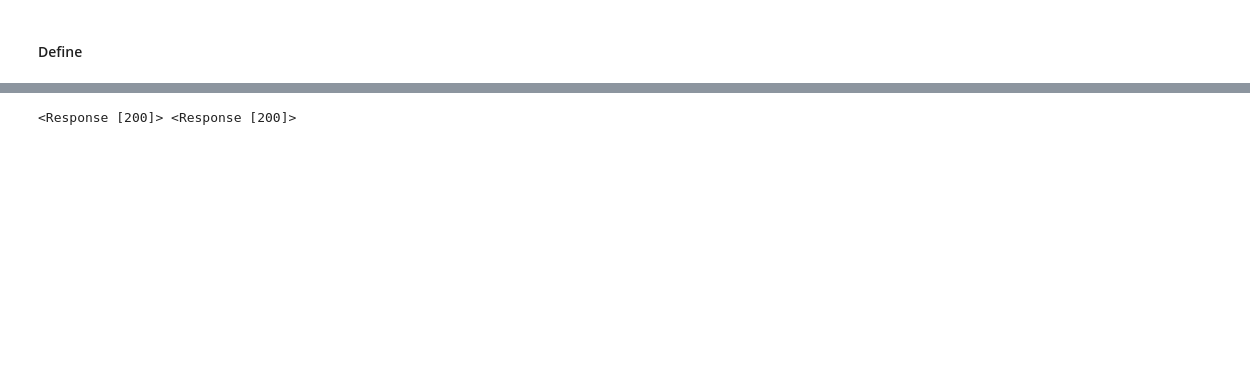
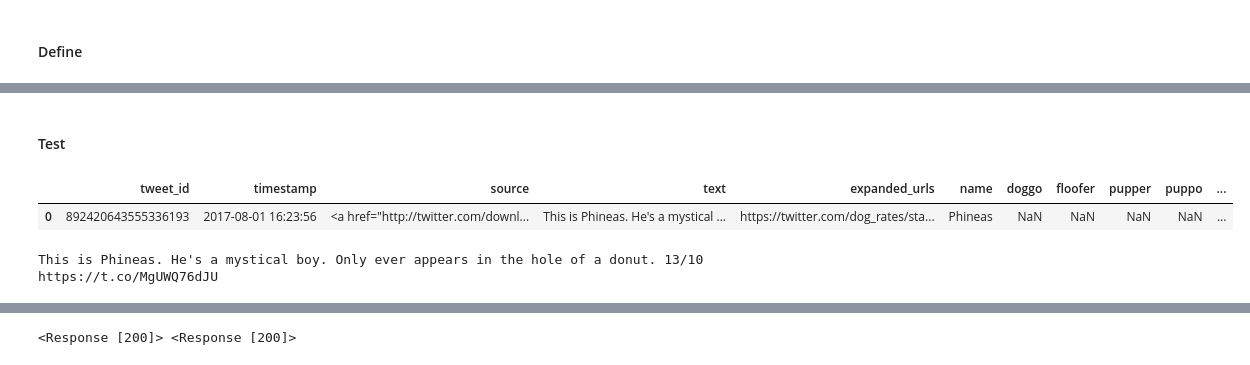
Before and after one commit to uminomuneaki/Analyze-WeRateDogs-with-tweepy, a Jupyter notebook: wrangle_act.ipynb, the cells around one changed output, grey strips where cells are left out. Saved outputs shown, nothing was run; the diff lists cells and outputs as text; code cells hidden in the pictures; blank space fills up the shorter version.

Commit message:
twiter-archive finished cleaning

```diff
--- a/wrangle_act.ipynb
+++ b/wrangle_act.ipynb
@@ -554,0 +585,33 @@ Name: rating_ratio, dtype: int64
+# %%
+# doggo
+twitter_archive_clean['doggo'] = twitter_archive_clean.text.str.extract('([Dd]oggo)')
+twitter_archive_clean['doggo'].replace('None' , '' , inplace = True)
+twitter_archive_clean.loc[twitter_archive_clean.doggo == "" , 'doggo'] = np.nan
+# %%
+# floofer
+twitter_archive_clean['floofer'] = twitter_archive_clean.text.str.extract('([Ff]loofer)')
+twitter_archive_clean['floofer'].replace('None' , '' , inplace = True)
+twitter_archive_clean.loc[twitter_archive_clean.floofer == "" , 'floofer'] = np.nan
+# %%
+# pupper
+twitter_archive_clean['pupper'] = twitter_archive_clean.text.str.extract('([Pp]upper)')
+twitter_archive_clean['pupper'].replace('None' , '' , inplace = True)
+twitter_archive_clean.loc[twitter_archive_clean.pupper == "" , 'pupper'] = np.nan
+# %%
+# puppo
+twitter_archive_clean['puppo'] = twitter_archive_clean.text.str.extract('([Pp]uppo)')
+twitter_archive_clean['puppo'].replace('None' , '' , inplace = True)
+twitter_archive_clean.loc[twitter_archive_clean.puppo == "" , 'puppo'] = np.nan
+# %% [markdown]
+#### Test
+# %%
+# there are still missing values
+twitter_archive_clean.head(1)
+# %% [output]
+|  | tweet_id | timestamp | source | text | expanded_urls | name | doggo | floofer | pupper | puppo | ... |
+| 0 | 892420643555336193 | 2017-08-01 16:23:56 | <a href="http://twitter.com/downl... | This is Phineas. He's a mystical ... | https://twitter.com/dog_rates/sta... | Phineas | NaN | NaN | NaN | NaN | ... |
+# %%
+# although since the text column doesn't have dog stage information in some tweets, I have no way to get it.
+print(twitter_archive_clean.at[0,'text'])
+# %% [output]
+This is Phineas. He's a mystical boy. Only ever appears in the hole of a donut. 13/10 https://t.co/MgUWQ76dJU
```
Also changed, not shown: parts of 9 cells of this notebook.
